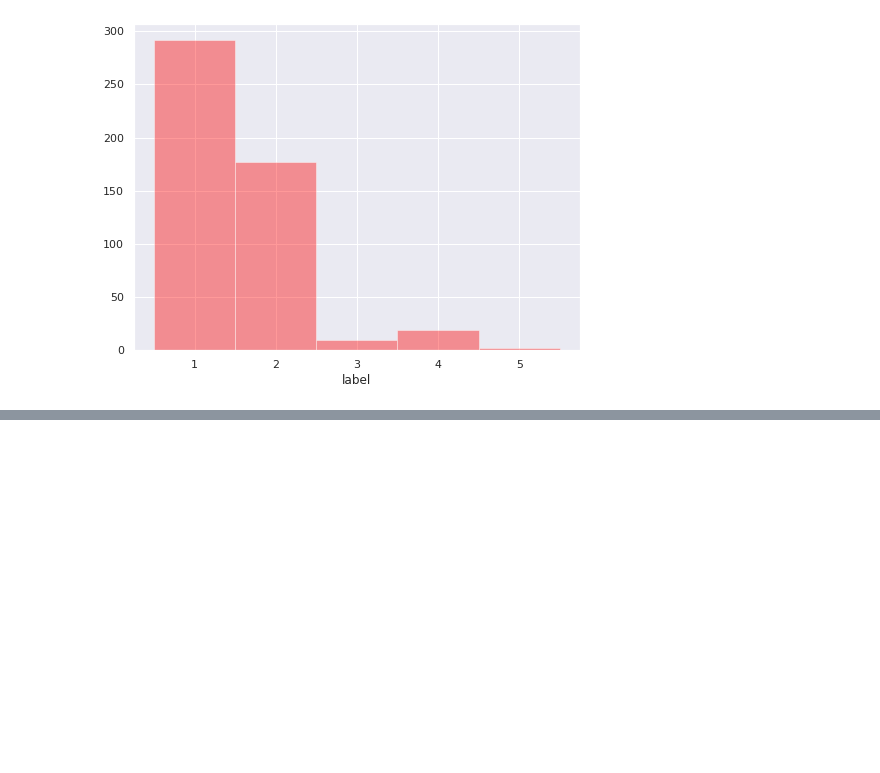
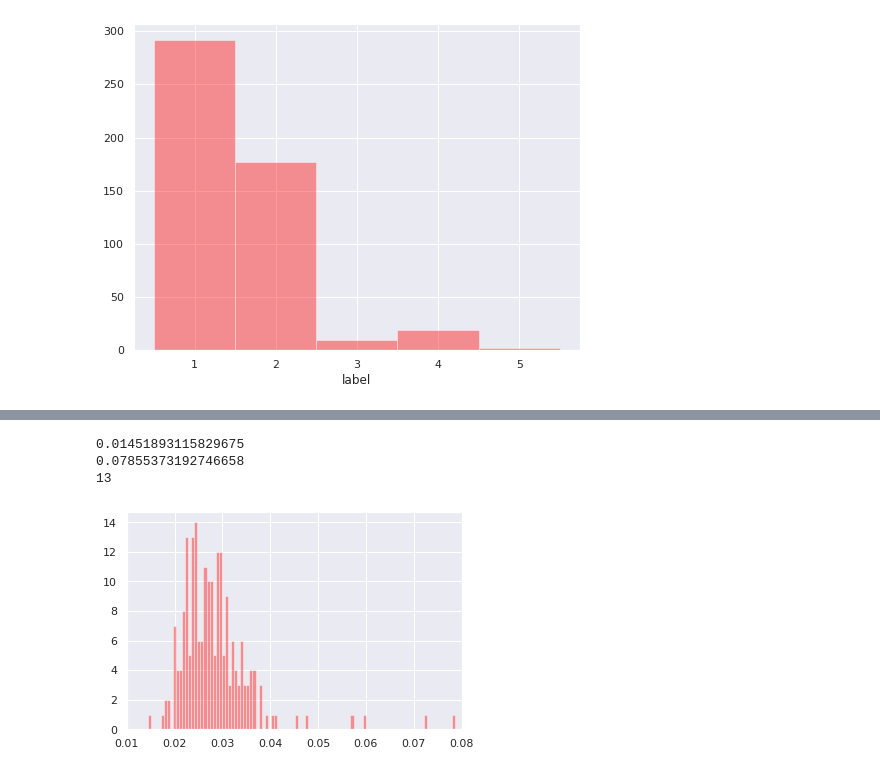
Before and after one commit to luigisaetta/anomalydetection, a Jupyter notebook: ECG5000.ipynb, the cells around one changed output, grey strips where cells are left out. Cells and saved outputs as stored; diff of their text form; code cells hidden in the pictures; blank space fills up the shorter version.

```diff
--- a/ECG5000.ipynb
+++ b/ECG5000.ipynb
@@ -448,0 +523,25 @@ Specificity is:  0.949
+# %%
+# anomal
+INDEX = np.random.randint(0, high=len(X_test_anomal_scaled))
+
+vet = X_test_anomal_scaled
+pred = X_test_anomal_predicted
+
+MAE = np.mean(np.abs(vet - pred), axis = 1)
+
+sns.distplot(MAE, bins = 100, kde= False, color = 'red');
+
+plt.xlim([0.01,0.08])
+
+print(np.min(MAE))
+print(np.max(MAE))
+
+# FN
+ltTH = sum(MAE < THRESHOLD)
+
+print(ltTH)
+# %% [output]
+0.01451893115829675
+0.07855373192746658
+13
+[figure, added]
```
Also changed, not shown: parts of 22 cells of this notebook, 2 other files.
